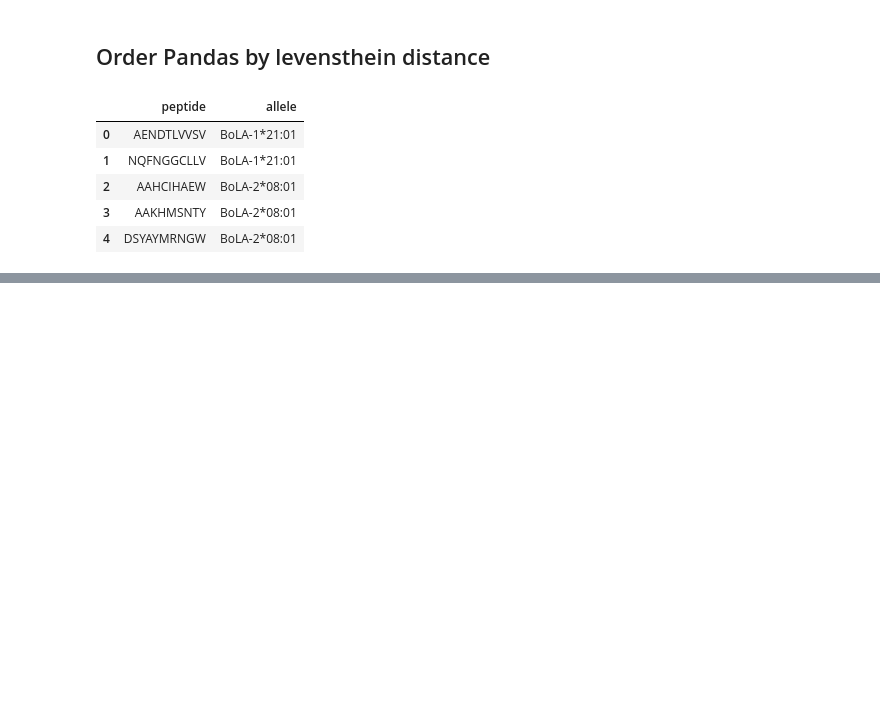
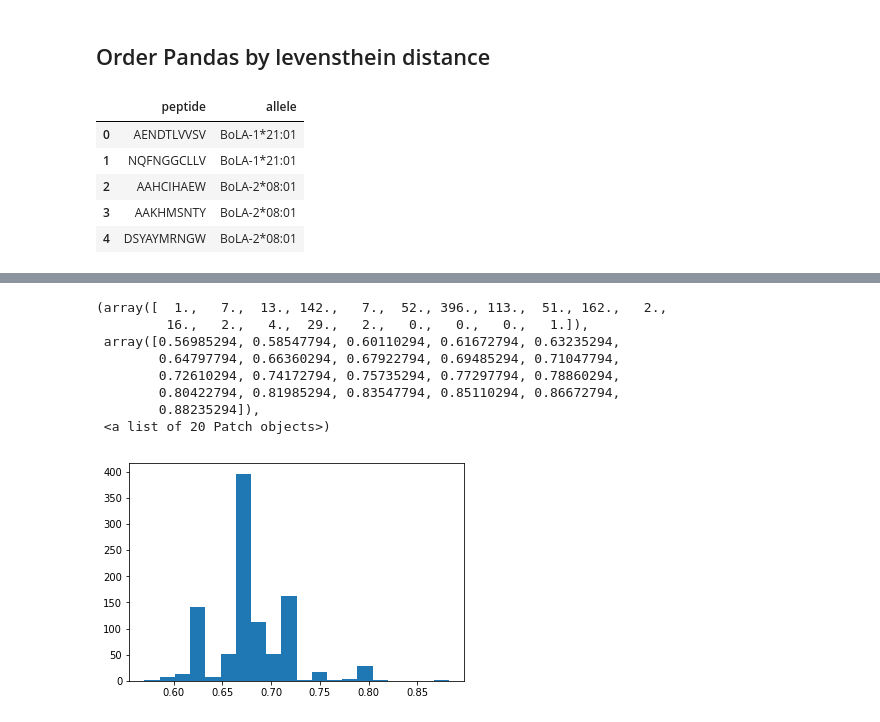
Before and after one commit to pauljeroenr/mhc_peptide_binding_prediction, a Jupyter notebook: check_testdata.ipynb, the cells around one changed output, grey strips where cells are left out. Saved outputs shown, nothing was run; the diff lists cells and outputs as text; code cells hidden in the pictures; blank space fills up the shorter version.

```diff
--- a/check_testdata.ipynb
+++ b/check_testdata.ipynb
@@ -166,0 +269,12 @@ pd.DataFrame(d)
+# %%
+plt.hist(results_max, bins = 20)
+# %% [output]
+(array([  1.,   7.,  13., 142.,   7.,  52., 396., 113.,  51., 162.,   2.,
+         16.,   2.,   4.,  29.,   2.,   0.,   0.,   0.,   1.]),
+ array([0.56985294, 0.58547794, 0.60110294, 0.61672794, 0.63235294,
+        0.64797794, 0.66360294, 0.67922794, 0.69485294, 0.71047794,
+        0.72610294, 0.74172794, 0.75735294, 0.77297794, 0.78860294,
+        0.80422794, 0.81985294, 0.83547794, 0.85110294, 0.86672794,
+        0.88235294]),
+ <a list of 20 Patch objects>)
+[figure, added]
```
Also changed, not shown: parts of 22 cells of this notebook, 2 other files.
